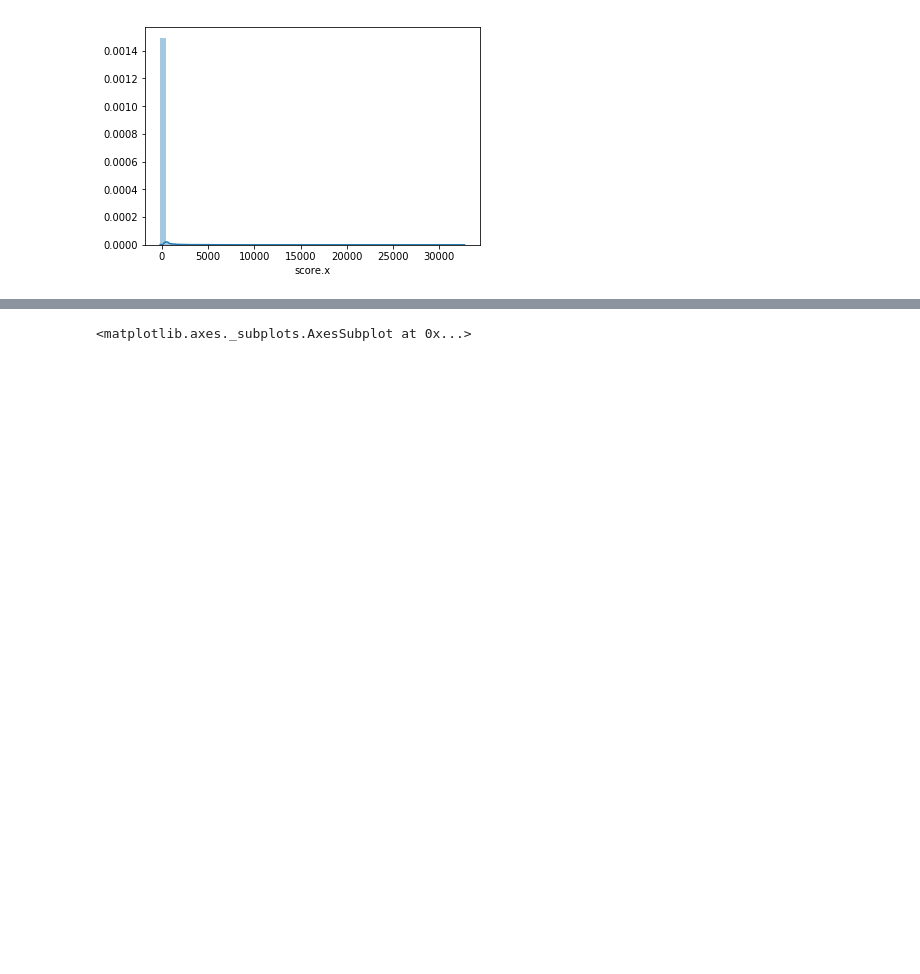
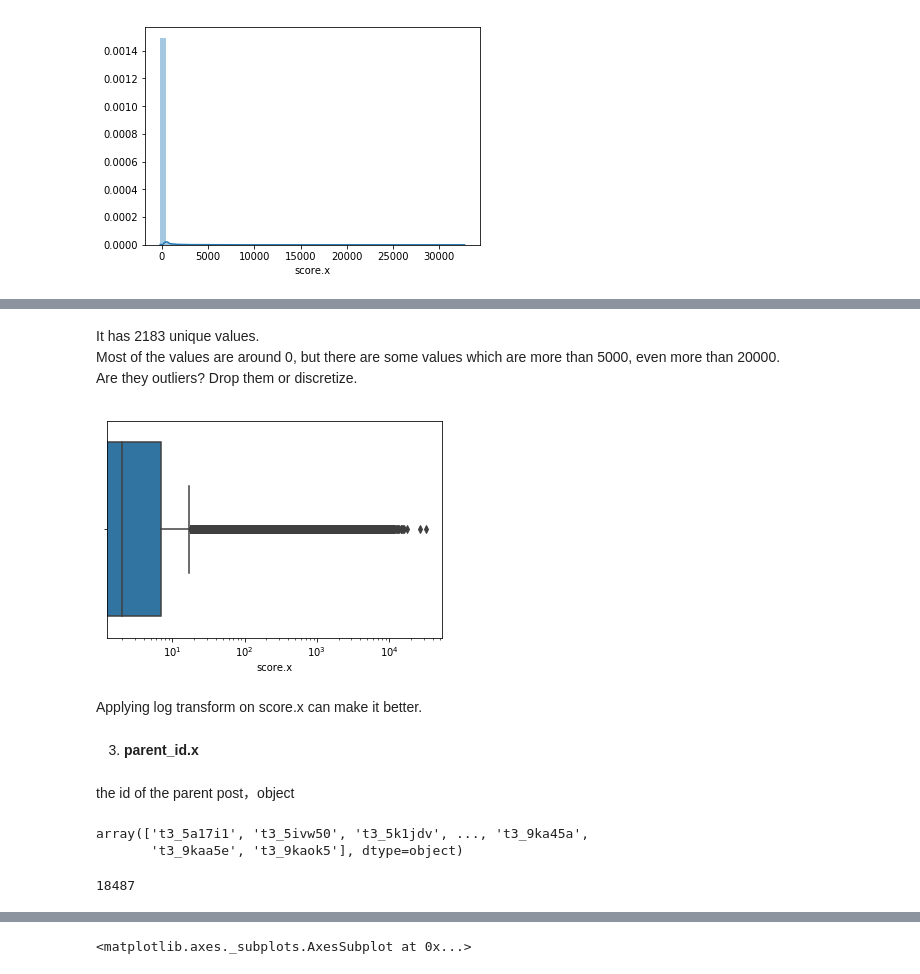
Before and after one commit to YLDAPhoenix11/Kaggle-Titanic, a Jupyter notebook: Applied_Machine_Learning/homework4/HW4_continued.ipynb, the cells around one changed output, grey strips where cells are left out. Drawn from its saved outputs; the diff is of its cells as text; code cells hidden in the pictures; blank space fills up the shorter version.

```diff
--- a/Applied_Machine_Learning/homework4/HW4_continued.ipynb
+++ b/Applied_Machine_Learning/homework4/HW4_continued.ipynb
@@ -59,0 +105,24 @@ sns.distplot(X_train.iloc[:,1])
+# %% [markdown]
+It has 2183 unique values.
+Most of the values are around 0, but there are some values which are more than 5000, even more than 20000.
+Are they outliers? Drop them or discretize.
+# %%
+sns.boxplot(X_train.iloc[:,1])
+plt.xscale('log')
+# %% [output]
+[figure, added]
+# %% [markdown]
+Applying log transform on score.x can make it better.
+# %% [markdown]
+3. **parent_id.x**
+# %% [markdown]
+the id of the parent post，object
+# %%
+np.unique(X_train.iloc[:,2])
+# %% [output]
+array(['t3_5a17i1', 't3_5ivw50', 't3_5k1jdv', ..., 't3_9ka45a',
+       't3_9kaa5e', 't3_9kaok5'], dtype=object)
+# %%
+len(np.unique(X_train.iloc[:,2]))
+# %% [output]
+18487
```
Also changed, not shown: parts of 167 cells of this notebook.
